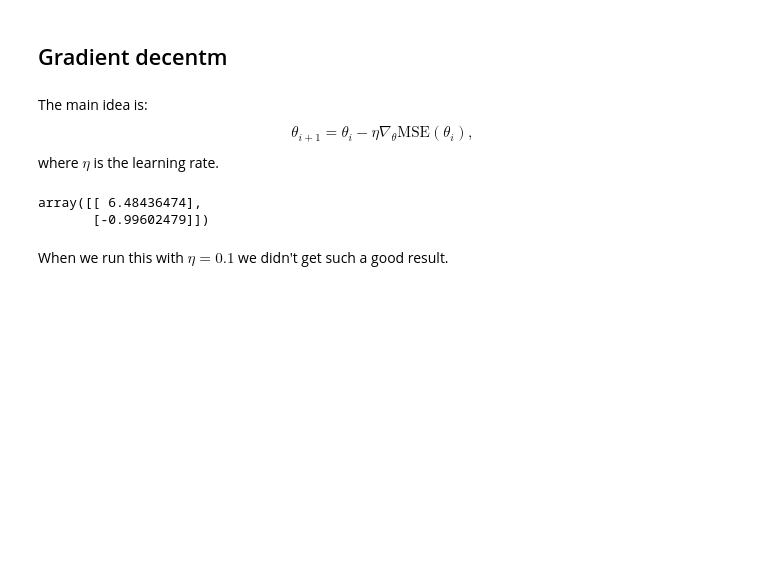
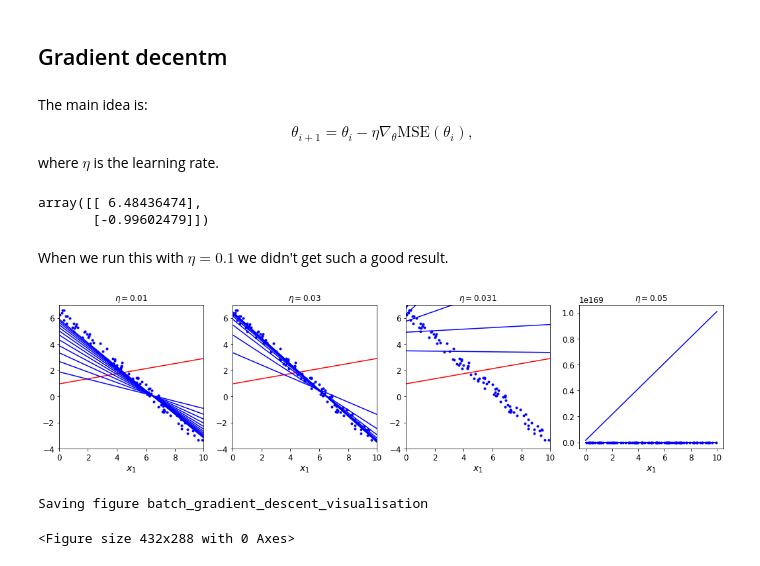
Before and after one commit to Paveul/handson-ml, a Jupyter notebook: 04_my_version.ipynb, the cells around one changed output. Saved outputs shown, nothing was run; the diff lists cells and outputs as text; code cells hidden in the pictures; blank space fills up the shorter version.

Commit message:
finished_batch_descent

```diff
--- a/04_my_version.ipynb
+++ b/04_my_version.ipynb
@@ -105,3 +105,36 @@ array([[ 6.48436474],
        [-0.99602479]])
 # %% [markdown]
 When we run this with $\eta = 0.1$ we didn't get such a good result.
+# %%
+def plot_gradient_descent(theta, eta, theta_path=None, limit_axis=True):
+    # theta_path is a list where we store the thetas generated
+    n = len(X_b) # number of data points
+    plt.plot(X, y, "b.")
+    plt.xlabel("$x_1$")
+    if limit_axis:
+        plt.axis([0,10,-4,7])
+    plt.title("$\eta = {}$".format(eta))
+    n_iterations = 1000
+    for iteration in range(n_iterations):
+        if iteration < 500 and iteration % 40 == 0: # we only want to show a few lines
+            y_predict = X_new_b.dot(theta)
+            style = 'b-' if iteration > 0 else 'r-'
+            plt.plot(X_new, y_predict, style)
+        gradient = 2/n * X_b.T.dot(X_b.dot(theta) - y)
+        theta = theta - eta * gradient
+        if theta_path is not None:
+            theta_path.append(theta)
+# %%
+theta = np.random.rand(2,1) # random initialization of theta
+
+plt.figure(figsize=(18,4))
+plt.subplot(141); plot_gradient_descent(theta, eta=0.01)
+plt.subplot(142); plot_gradient_descent(theta, eta=0.03)
+plt.subplot(143); plot_gradient_descent(theta, eta=0.031)
+plt.subplot(144); plot_gradient_descent(theta, eta=0.05, limit_axis=False)
+plt.show()
+save_fig("batch_gradient_descent_visualisation")
+# %% [output]
+[figure, added]
+Saving figure batch_gradient_descent_visualisation
+<Figure size 432x288 with 0 Axes>
```
